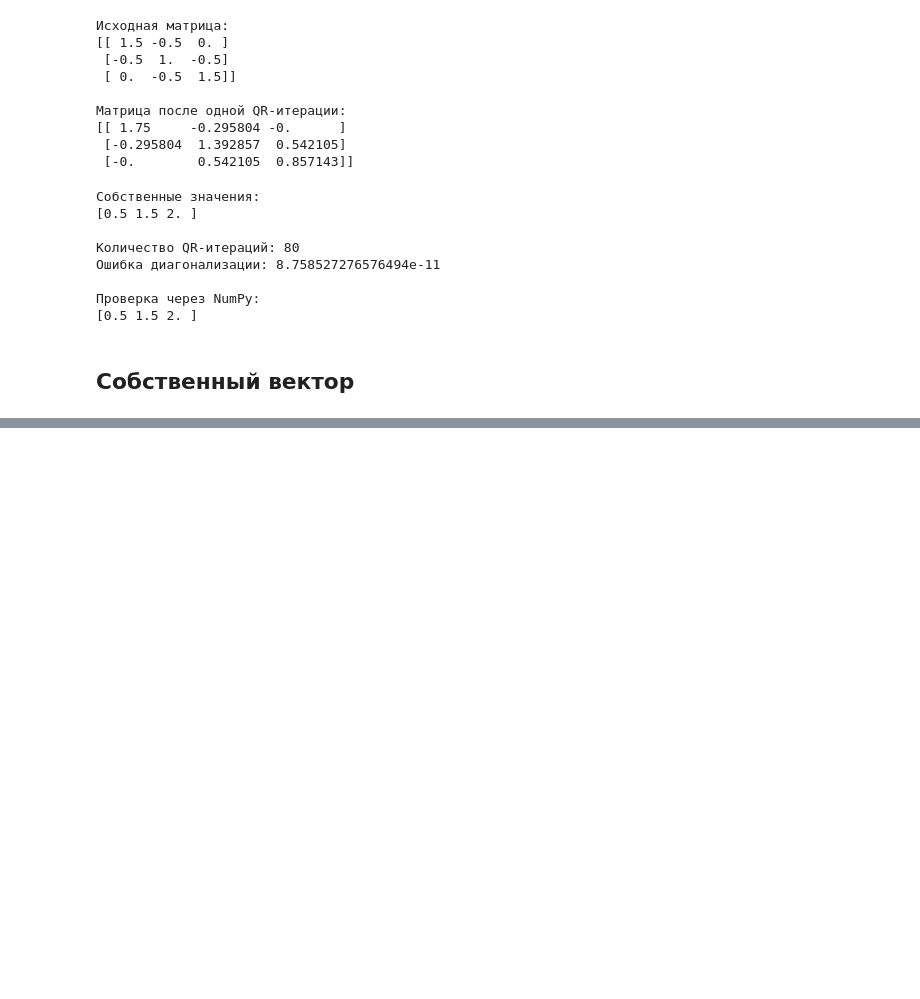
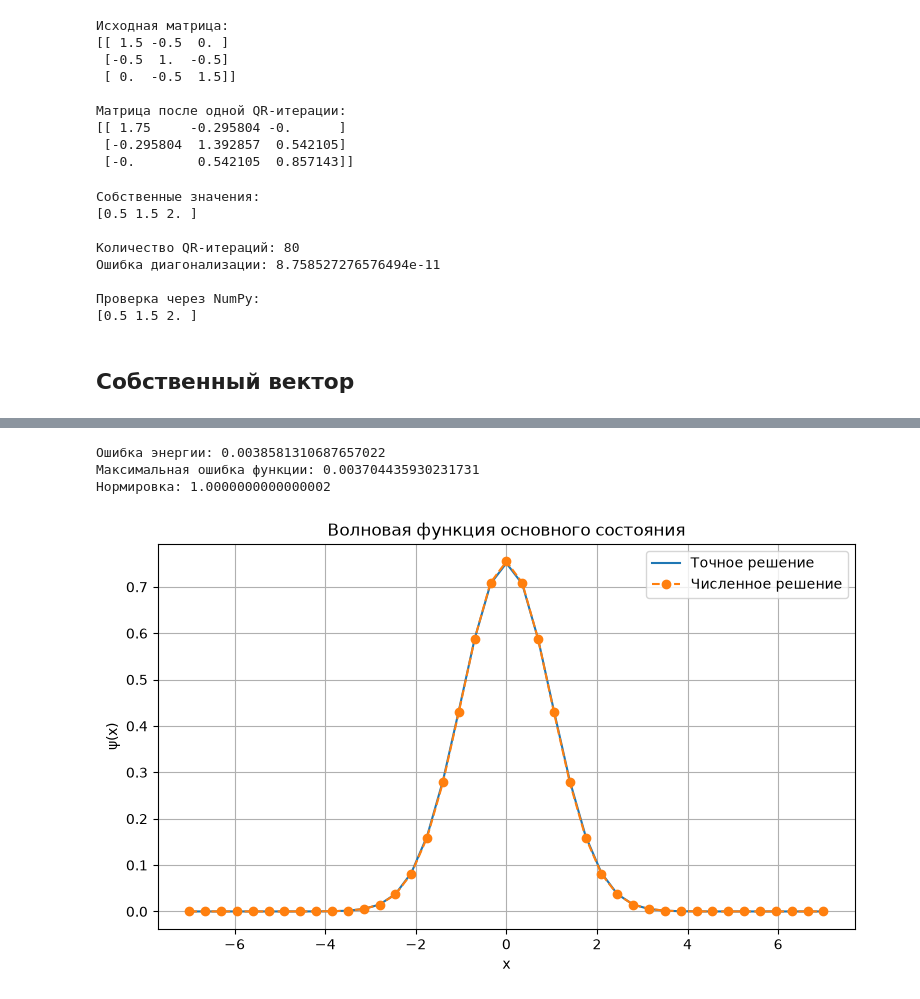
Before and after one commit to Japanese-CyberGirl/Computational-methods-3, a Jupyter notebook: lab_3.ipynb, the cells around one changed output, grey strips where cells are left out. Saved outputs shown, nothing was run; the diff lists cells and outputs as text; code cells hidden in the pictures; blank space fills up the shorter version.

```diff
--- a/lab_3.ipynb
+++ b/lab_3.ipynb
@@ -346,0 +494,46 @@ print(np.linalg.eigvalsh(H))
+# %%
+
+# Выбираем положительный знак волновой функции
+if psi_inner[np.argmax(np.abs(psi_inner))] < 0:
+    psi_inner = -psi_inner
+
+# Нормируем на сетке
+norm = np.sqrt(h * np.sum(psi_inner**2))
+psi_inner = psi_inner / norm
+
+# Добавляем нулевые значения на границах
+psi_numeric = np.zeros(N + 1)
+psi_numeric[1:-1] = psi_inner
+
+# Точное решение
+E_exact = 0.5
+
+psi_exact = (
+    np.pi**(-0.25) * np.exp(-x**2 / 2)
+)
+
+# Погрешности
+error_E = abs(E0 - E_exact)
+error_psi = np.max(np.abs(psi_numeric - psi_exact))
+
+print("Ошибка энергии:", error_E)
+print("Максимальная ошибка функции:", error_psi)
+print("Нормировка:", h * np.sum(psi_numeric**2))
+
+# График
+plt.figure(figsize=(9, 5))
+
+plt.plot(x, psi_exact, label="Точное решение")
+plt.plot(x, psi_numeric, "o--", label="Численное решение")
+
+plt.xlabel("x")
+plt.ylabel("ψ(x)")
+plt.title("Волновая функция основного состояния")
+plt.grid()
+plt.legend()
+plt.show()
+# %% [output]
+Ошибка энергии: 0.0038581310687657022
+Максимальная ошибка функции: 0.003704435930231731
+Нормировка: 1.0000000000000002
+[figure, added]
```
Also changed, not shown: parts of 8 cells of this notebook.
